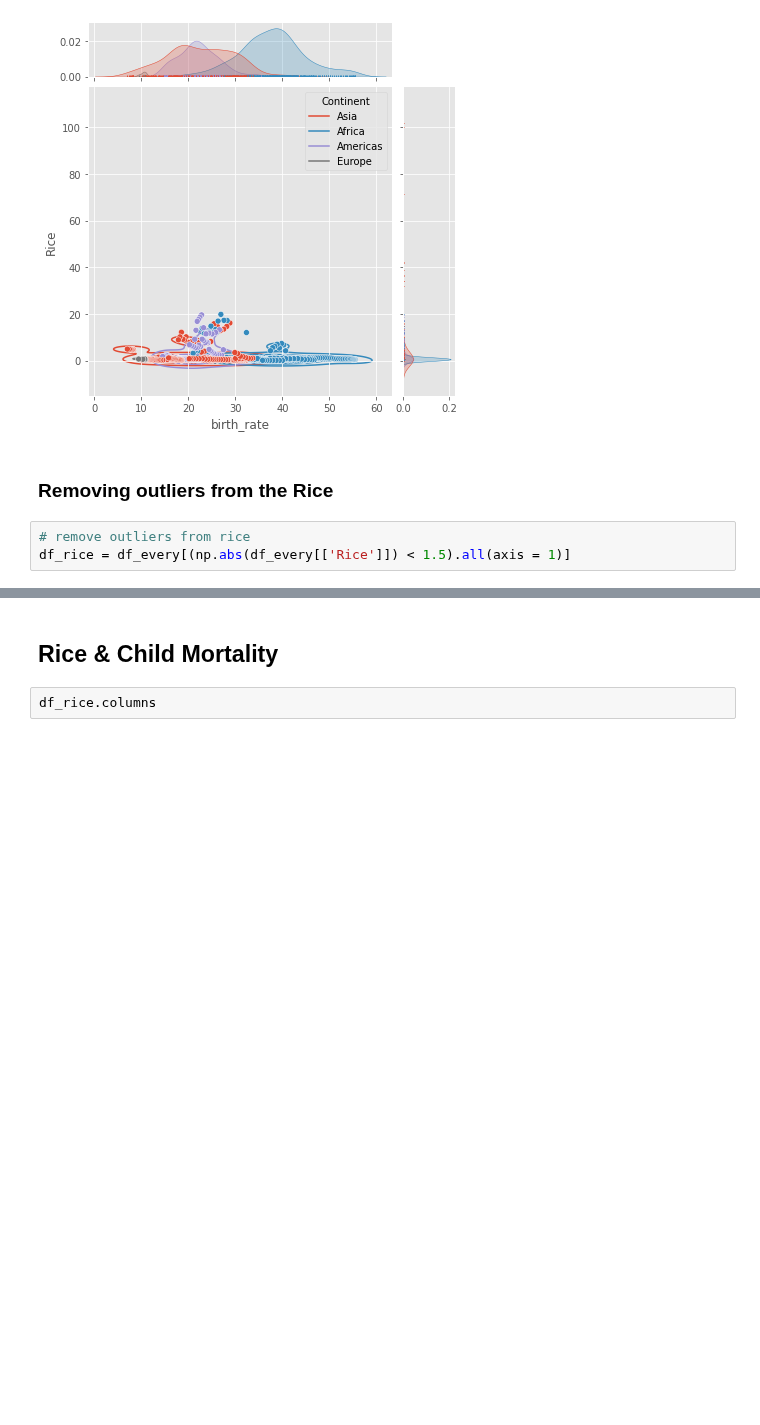
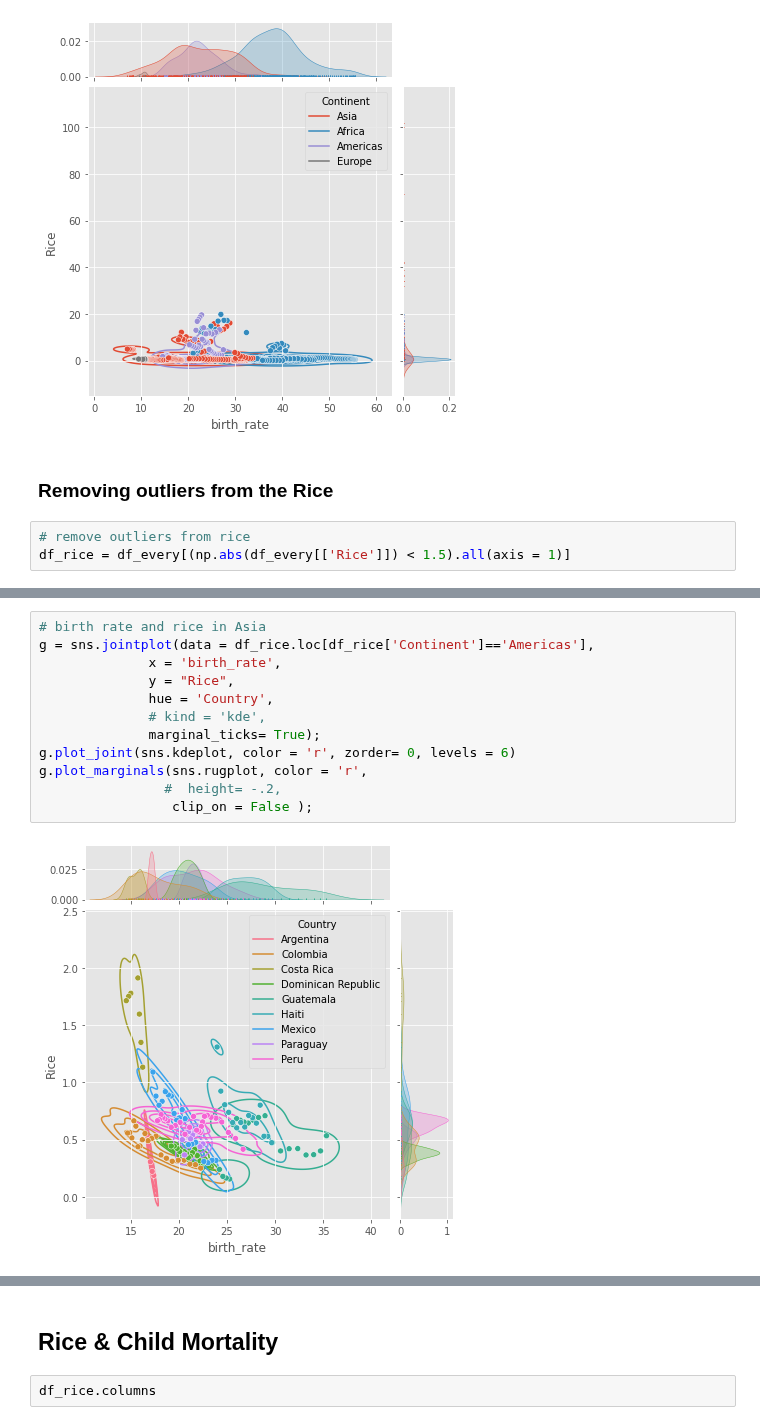
Before and after one commit to MaxSMCON/Group_2, a Jupyter notebook: Group_2_Stats.ipynb, the cells around one changed output, grey strips where cells are left out. Saved outputs shown, nothing was run; the diff lists cells and outputs as text; blank space fills up the shorter version.

```diff
--- a/Group_2_Stats.ipynb
+++ b/Group_2_Stats.ipynb
@@ -1168,0 +1194,14 @@ g.plot_marginals(sns.rugplot, color = 'r',
+# %%
+# birth rate and rice in Asia
+g = sns.jointplot(data = df_rice.loc[df_rice['Continent']=='Americas'],
+              x = 'birth_rate',
+              y = "Rice",
+              hue = 'Country',
+              # kind = 'kde',
+              marginal_ticks= True);
+g.plot_joint(sns.kdeplot, color = 'r', zorder= 0, levels = 6)
+g.plot_marginals(sns.rugplot, color = 'r',
+                #  height= -.2,
+                 clip_on = False );
+# %% [output]
+[figure, added]
```
Also changed, not shown: parts of 20 cells of this notebook.
